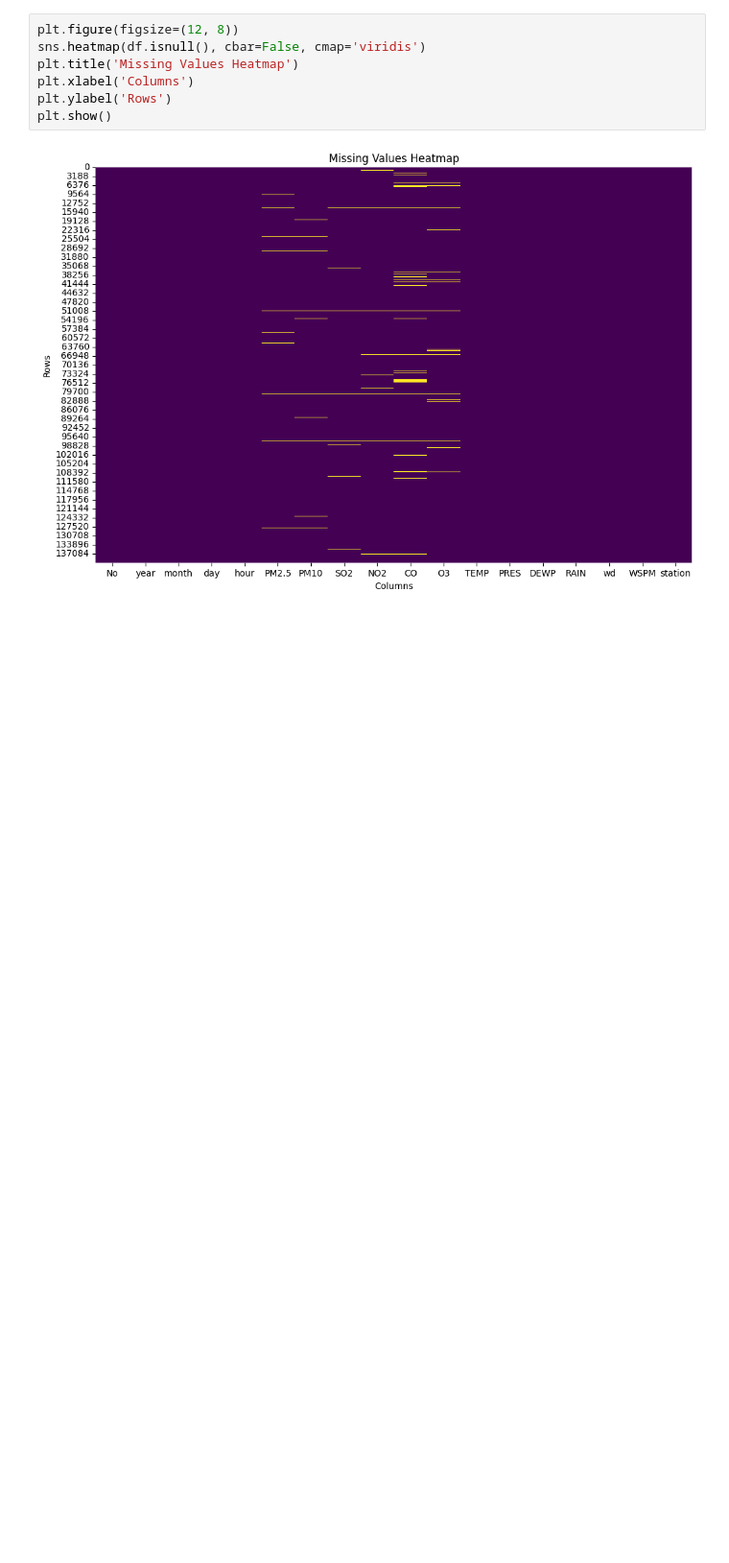
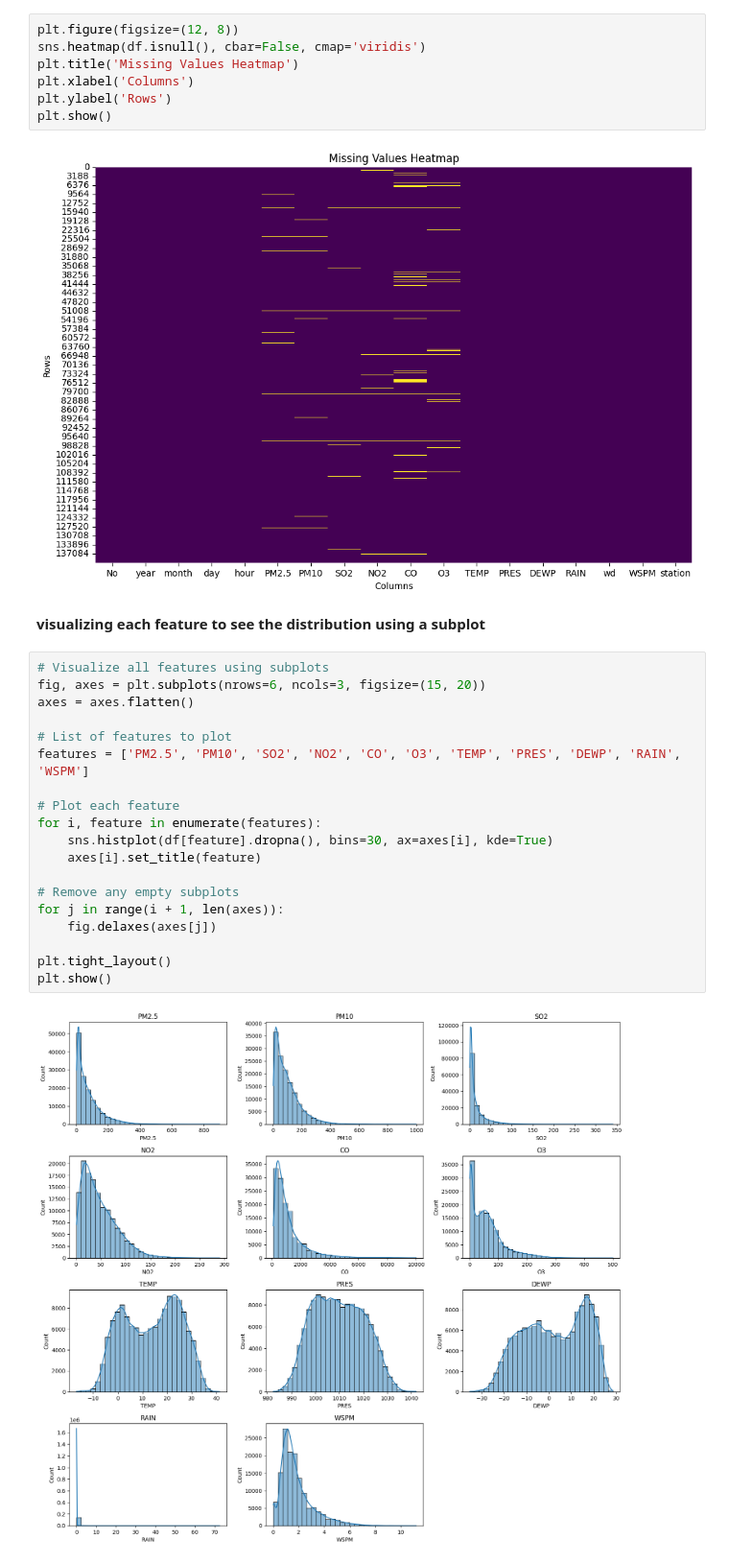
Before and after one commit to Myinnocent/CMP7005-ASSESS, a Jupyter notebook: Untitled7.ipynb, the cells around one changed output. Shown: that part at 96% size. Saved outputs shown, nothing was run; the diff lists cells and outputs as text; blank space fills up the shorter version.

```diff
--- a/Untitled7.ipynb
+++ b/Untitled7.ipynb
@@ -242,3 +242,26 @@ plt.ylabel('Rows')
 plt.show()
 # %% [output]
 [figure]
+# %% [markdown]
+**visualizing each feature to see the distribution using a subplot**
+# %%
+# Visualize all features using subplots
+fig, axes = plt.subplots(nrows=6, ncols=3, figsize=(15, 20))
+axes = axes.flatten()
+
+# List of features to plot
+features = ['PM2.5', 'PM10', 'SO2', 'NO2', 'CO', 'O3', 'TEMP', 'PRES', 'DEWP', 'RAIN', 'WSPM']
+
+# Plot each feature
+for i, feature in enumerate(features):
+    sns.histplot(df[feature].dropna(), bins=30, ax=axes[i], kde=True)
+    axes[i].set_title(feature)
+
+# Remove any empty subplots
+for j in range(i + 1, len(axes)):
+    fig.delaxes(axes[j])
+
+plt.tight_layout()
+plt.show()
+# %% [output]
+[figure, added]
```
Also changed, not shown: parts of 3 cells of this notebook.
